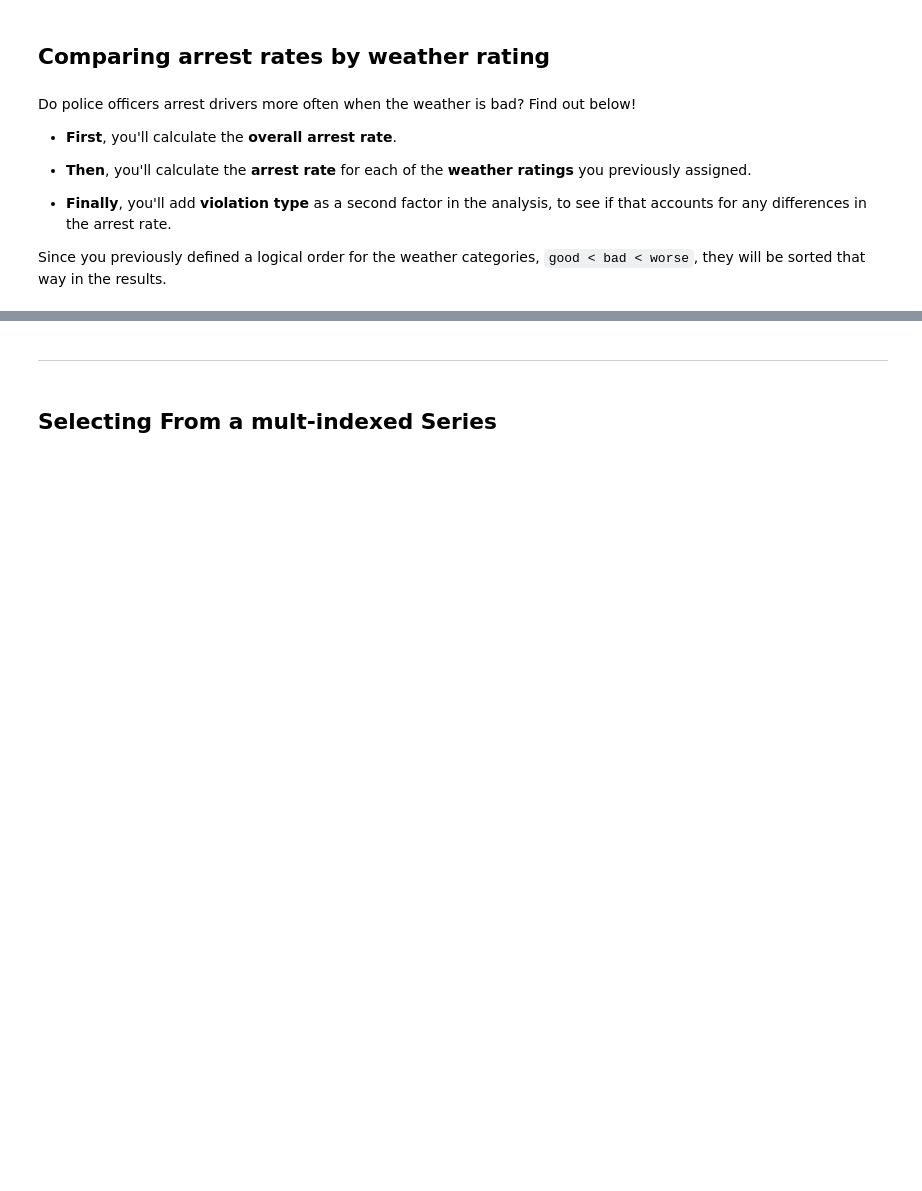
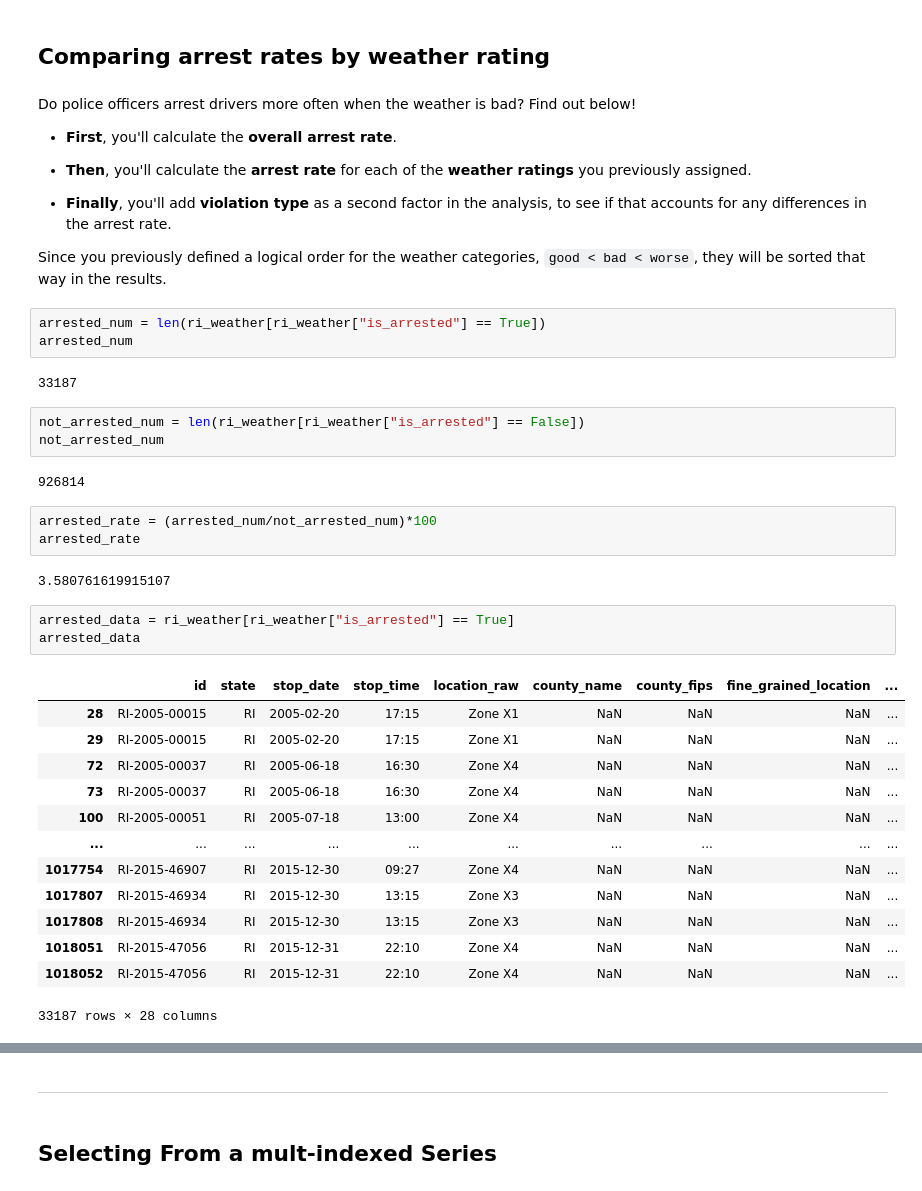
Before and after one commit to Ertugrul-Kurubal/Data-Analysis-With-Python-Projects, a Jupyter notebook: 04-Analyzing The Effect Of Weather On Policing (Student).ipynb, the cells around one changed output, grey strips where cells are left out. Drawn from its saved outputs; the diff is of its cells as text; blank space fills up the shorter version.

Commit message:
Comparing Arrested Rate

```diff
--- a/04-Analyzing The Effect Of Weather On Policing (Student).ipynb
+++ b/04-Analyzing The Effect Of Weather On Policing (Student).ipynb
@@ -474,3 +474,35 @@ Do police officers arrest drivers more often when the weather is bad? Find out b
 - **Finally**, you'll add **violation type** as a second factor in the analysis, to see if that accounts for any differences in the arrest rate.
 
 Since you previously defined a logical order for the weather categories, ``good < bad < worse``, they will be sorted that way in the results.
+# %%
+arrested_num = len(ri_weather[ri_weather["is_arrested"] == True])
+arrested_num
+# %% [output]
+33187
+# %%
+not_arrested_num = len(ri_weather[ri_weather["is_arrested"] == False])
+not_arrested_num
+# %% [output]
+926814
+# %%
+arrested_rate = (arrested_num/not_arrested_num)*100
+arrested_rate
+# %% [output]
+3.580761619915107
+# %%
+arrested_data = ri_weather[ri_weather["is_arrested"] == True]
+arrested_data
+# %% [output]
+|  | id | state | stop_date | stop_time | location_raw | county_name | county_fips | fine_grained_location | ... |
+| 28 | RI-2005-00015 | RI | 2005-02-20 | 17:15 | Zone X1 | NaN | NaN | NaN | ... |
+| 29 | RI-2005-00015 | RI | 2005-02-20 | 17:15 | Zone X1 | NaN | NaN | NaN | ... |
+| 72 | RI-2005-00037 | RI | 2005-06-18 | 16:30 | Zone X4 | NaN | NaN | NaN | ... |
+| 73 | RI-2005-00037 | RI | 2005-06-18 | 16:30 | Zone X4 | NaN | NaN | NaN | ... |
+| 100 | RI-2005-00051 | RI | 2005-07-18 | 13:00 | Zone X4 | NaN | NaN | NaN | ... |
+| ... | ... | ... | ... | ... | ... | ... | ... | ... | ... |
+| 1017754 | RI-2015-46907 | RI | 2015-12-30 | 09:27 | Zone X4 | NaN | NaN | NaN | ... |
+| 1017807 | RI-2015-46934 | RI | 2015-12-30 | 13:15 | Zone X3 | NaN | NaN | NaN | ... |
+| 1017808 | RI-2015-46934 | RI | 2015-12-30 | 13:15 | Zone X3 | NaN | NaN | NaN | ... |
+| 1018051 | RI-2015-47056 | RI | 2015-12-31 | 22:10 | Zone X4 | NaN | NaN | NaN | ... |
+| 1018052 | RI-2015-47056 | RI | 2015-12-31 | 22:10 | Zone X4 | NaN | NaN | NaN | ... |
+33187 rows × 28 columns
```
Also changed, not shown: parts of 9 cells of this notebook.
